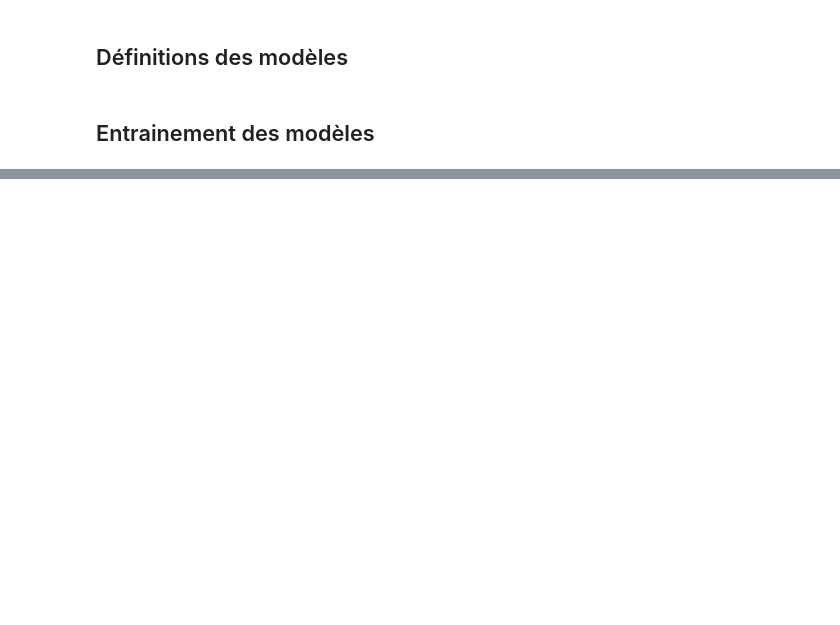
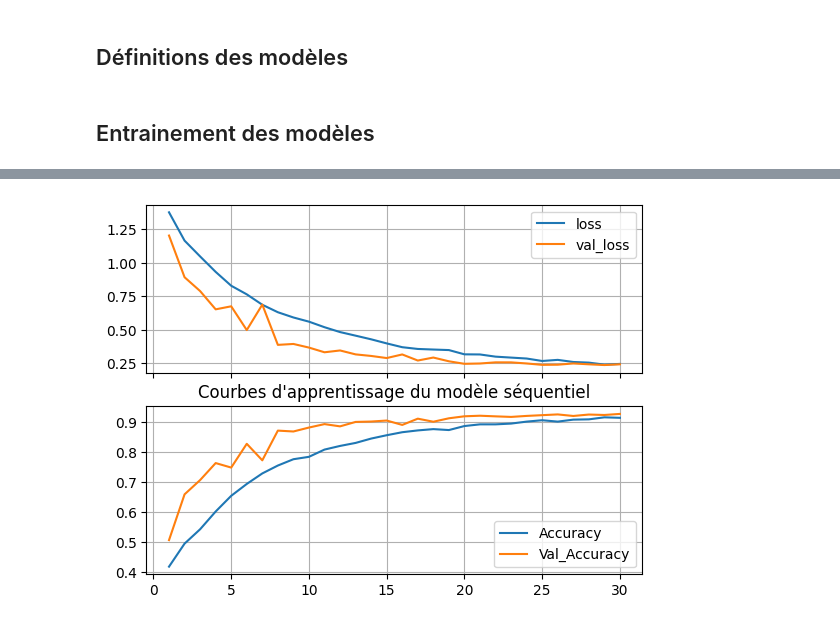
Before and after one commit to robohie/prog_python, a Jupyter notebook: tfc_train_model_Bosolindo.ipynb, the cells around one changed output, grey strips where cells are left out. Saved outputs shown, nothing was run; the diff lists cells and outputs as text; code cells hidden in the pictures; blank space fills up the shorter version.

```diff
--- a/tfc_train_model_Bosolindo.ipynb
+++ b/tfc_train_model_Bosolindo.ipynb
@@ -251,2 +286,27 @@ ax2.grid()
 # %%
 # Entrainement modèle CNN
+def get_run_log_dir(log_dir="my_logs"):
+    return Path(log_dir) / strftime("execution_%Y_%m_%d_%H_%M_%S")
+
+# run_log_dir = get_run_log_dir()
+# tensorboard_cb = tf.keras.callbacks.TensorBoard(run_log_dir, profile_batch=(50, 150))
+# rappels.append(tensorboard_cb)
+
+model3 = model_convolution()
+model3.compile(
+    loss="sparse_categorical_crossentropy",
+    metrics=["accuracy"],
+    optimizer=keras.optimizers.Adam(learning_rate=1e-3)
+)
+model3.summary()
+
+history = model3.fit(
+    x=X_train,
+    y=y_train,
+    epochs=30,
+    batch_size=32,
+    validation_data=(
+        X_val, y_val
+    ),
+    callbacks=rappels
+)
@@ -254,0 +353,20 @@ ax2.grid()
+# %%
+# Courbes d'apprentissage du modèle CNN
+perte, val_perte = history.history["loss"], history.history["val_loss"]
+precision, val_precision = history.history["accuracy"], history.history["val_accuracy"]
+epochs = range(1, 1 + len(perte))
+
+fig, (ax1, ax2) = plt.subplots(2, 1, sharex=True)
+plt.title("Courbes d'apprentissage du modèle séquentiel")
+
+ax1.plot(epochs, perte, label="loss")
+ax1.plot(epochs, val_perte, label="val_loss")
+ax1.legend()
+ax1.grid()
+
+ax2.plot(epochs, precision, label="Accuracy")
+ax2.plot(epochs, val_precision, label="Val_Accuracy")
+ax2.legend()
+ax2.grid()
+# %% [output]
+[figure, added]
```
Also changed, not shown: parts of 14 cells of this notebook, 56 other files.
